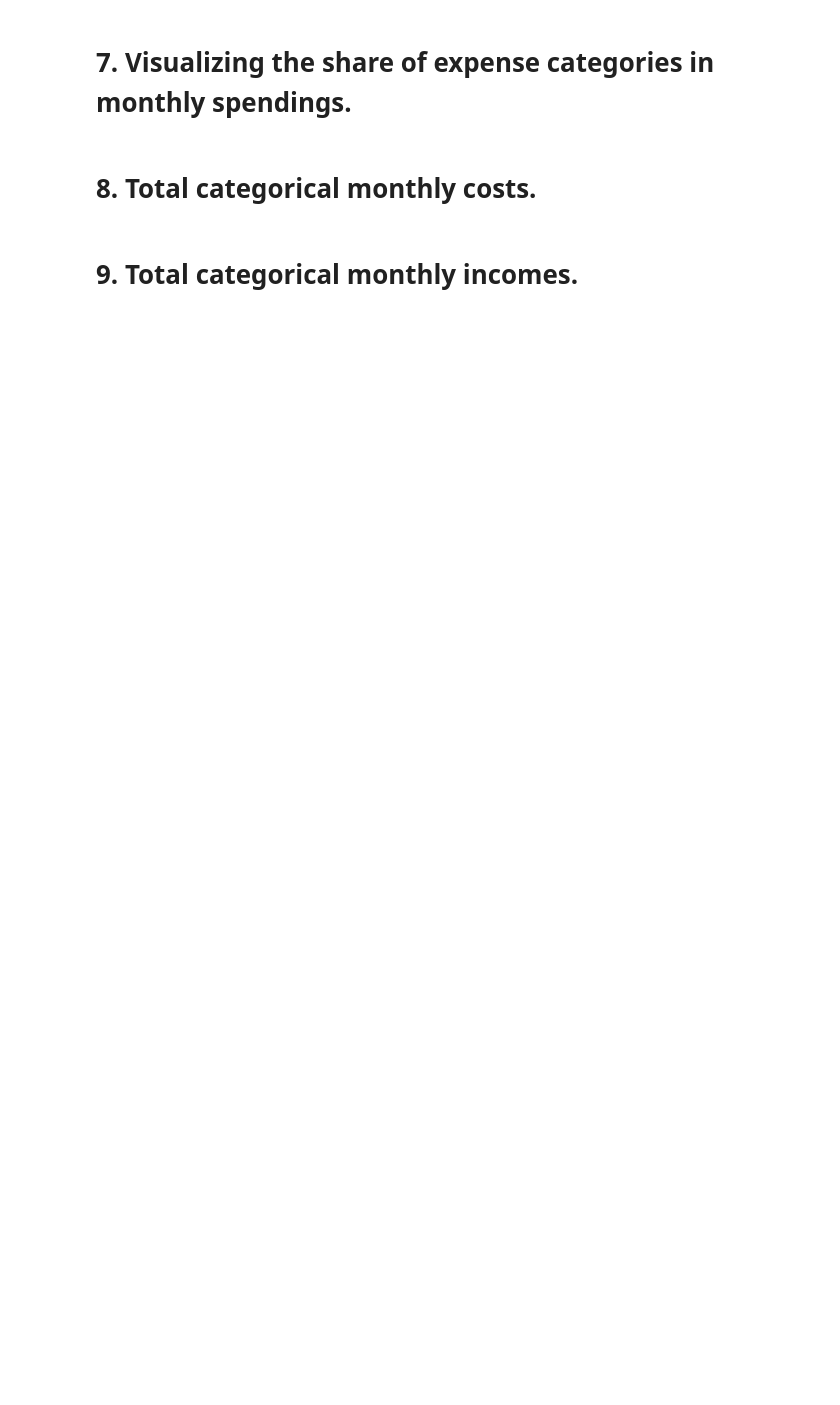
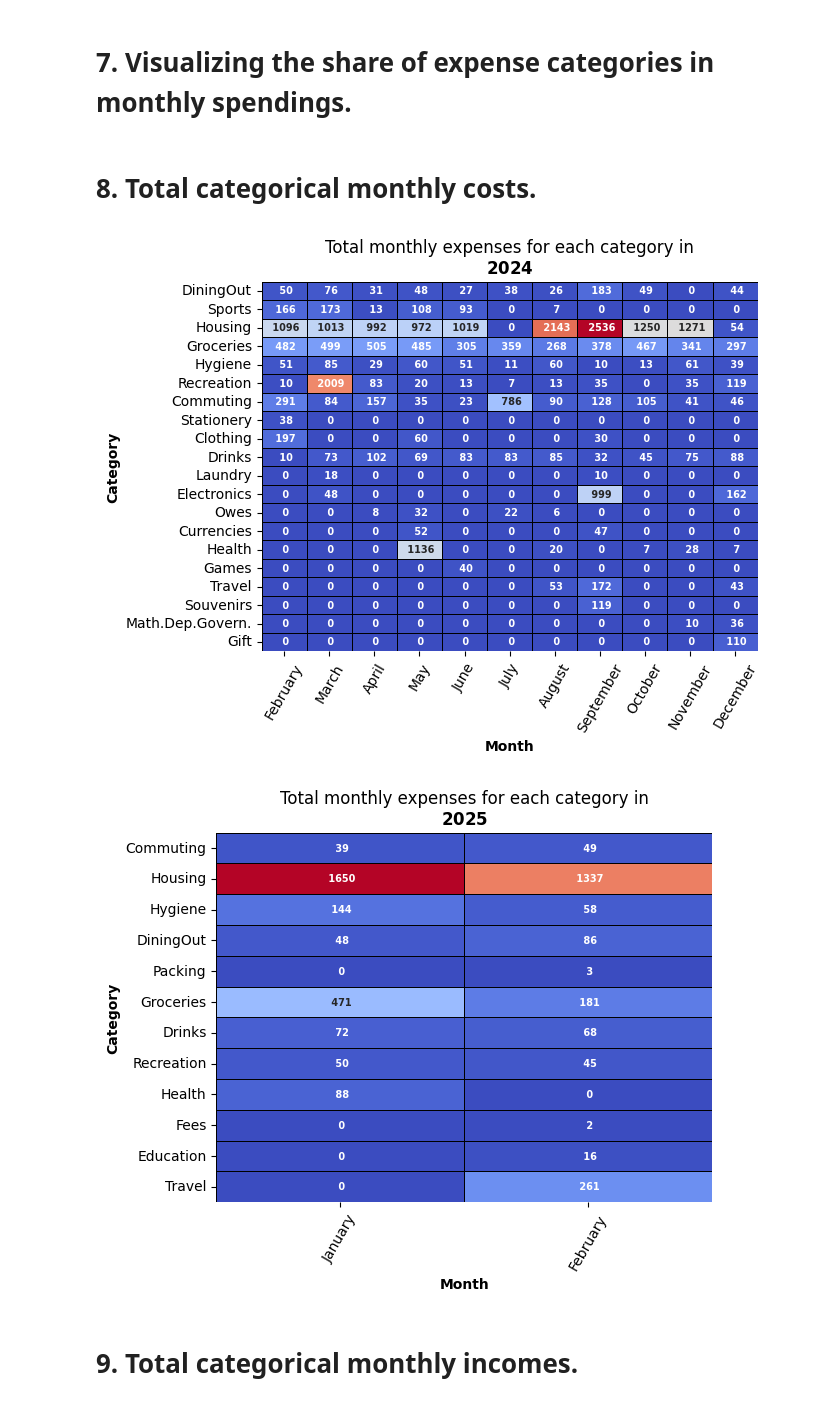
Before and after one commit to Pawel-Tomasz-Nowak/Income-and-expense-analysis, a Jupyter notebook: main.ipynb, the cells around one changed output. Saved outputs shown, nothing was run; the diff lists cells and outputs as text; code cells hidden in the pictures; blank space fills up the shorter version.

```diff
--- a/main.ipynb
+++ b/main.ipynb
@@ -504,45 +504,60 @@ plot_the_share(income_df, "Income date", "Income category", "Income amount", "In
 # %%
 
 for year in expenses_df["Expense date"].dt.year().unique():
     # Filter the expenses by year
     # and group them by month and categories
     # and then sum the total cost for each group.
     total_monthly_expenses = (
         expenses_df.filter(pl.col("Expense date").dt.year() == year)
         .group_by(
             pl.col("Expense date").dt.strftime("%B").alias("Month"),
             pl.col("Expense category").alias("Category")
         ).agg(
             pl.sum("Expense cost").round(2).alias("Total cost")
         ).sort(
             pl.col("Month").replace_strict(month_order)
         )
     )
 
     # Let's transforme the dataframe to wide form.
     total_monthly_expenses = total_monthly_expenses.pivot(
         index="Category",
         on="Month",
         values="Total cost"
     ).fill_null(0)
 
-    total_monthly_expenses = (
-        total_monthly_expenses.with_columns(
-            total_monthly_expenses.select(sc.numeric()).
-            sum_horizontal()
-            .alias("Total cost").round(2)
-        ).sort(
-            pl.col("Total cost"),
-            descending = True
-        )
-    )
 
     saving_path = main_path/rf"{year}"/f"Total monthly"
 
     saving_path.mkdir(parents = True, exist_ok = True)
 
-    total_monthly_expenses.write_csv(saving_path/r"Total monthly expenses.csv",
-                                     separator=",")
+    # Convert the dataframe to pandas dataframe.
+    total_monthly_expenses_pd : pd.DataFrame = total_monthly_expenses.to_pandas().set_index("Category")
+
+    figure = plt.figure()
+    axes = figure.add_subplot()
+
+    sns.heatmap(total_monthly_expenses_pd, vmin = 0, vmax = total_monthly_expenses_pd.max().max(),
+    cmap = "coolwarm", annot = True, ax = axes,fmt=" .0f",
+    annot_kws={"fontsize":7, "weight":600}, cbar = False,
+    linecolor = "black",
+    linewidths = 0.5)
+
+    axes.set_title("Total monthly expenses for each category in\n"+rf"$\bf{{{year}}}$")
+
+    axes.set_xlabel("Month",
+                    weight = 600)
+    axes.set_ylabel("Category",
+                    weight = 600)
+
+    axes.tick_params(axis = 'x',
+                    rotation = 60)
+
+
+    figure.savefig(saving_path/"Total monthly expenses.png")
+# %% [output]
+[figure, added]
+[figure, added]
 # %% [markdown]
 # 9. Total categorical monthly incomes.
 # %%
```
Also changed, not shown: parts of 3 cells of this notebook.
